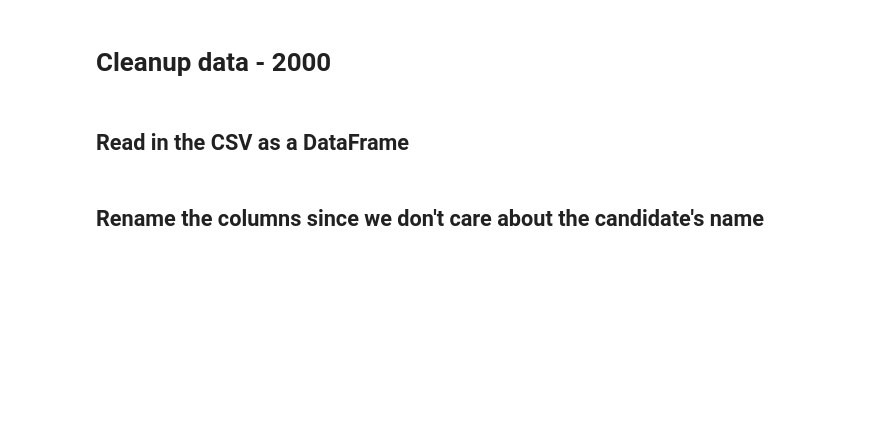
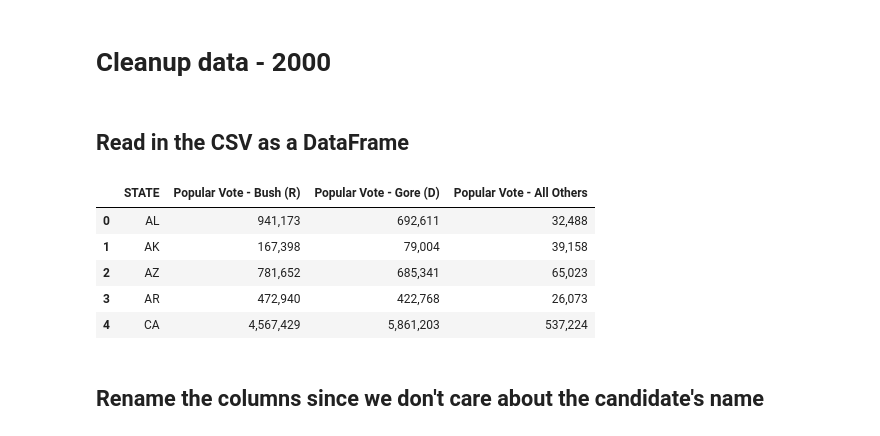
Before and after one commit to arhunt/elections_vs_bkgr_checks, a Jupyter notebook: Cleanup/pres_data_cleanup.ipynb, the cells around one changed output. Drawn from its saved outputs; the diff is of its cells as text; code cells hidden in the pictures; blank space fills up the shorter version.

```diff
--- a/Cleanup/pres_data_cleanup.ipynb
+++ b/Cleanup/pres_data_cleanup.ipynb
@@ -7,8 +7,15 @@ import matplotlib.pyplot as plt
 # %% [markdown]
 ## Read in the CSV as a DataFrame
 # %%
-p2000 = pd.read_csv("Datasets/2000P.csv")
+p2000 = pd.read_csv("../Datasets/2000P.csv")
 p2000.head()
+# %% [output]
+|  | STATE | Popular Vote - Bush (R) | Popular Vote - Gore (D) | Popular Vote - All Others |
+| 0 | AL | 941,173 | 692,611 | 32,488 |
+| 1 | AK | 167,398 | 79,004 | 39,158 |
+| 2 | AZ | 781,652 | 685,341 | 65,023 |
+| 3 | AR | 472,940 | 422,768 | 26,073 |
+| 4 | CA | 4,567,429 | 5,861,203 | 537,224 |
 # %% [markdown]
 ## Rename the columns since we don't care about the candidate's name
 # %%
```
Also changed, not shown: parts of 47 cells of this notebook, 3 other files.
